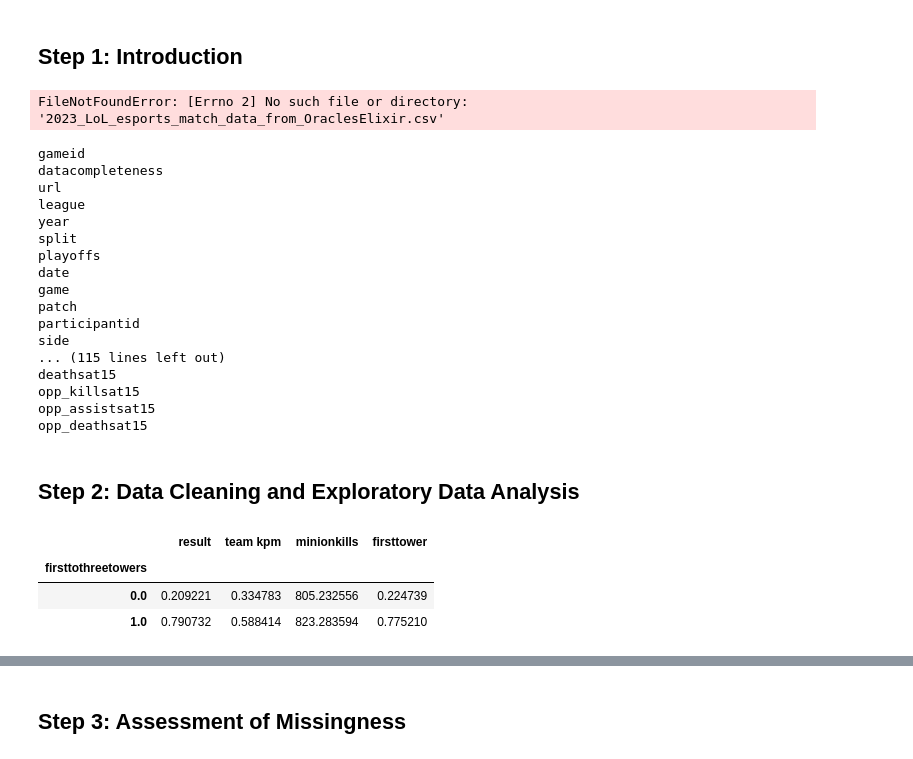
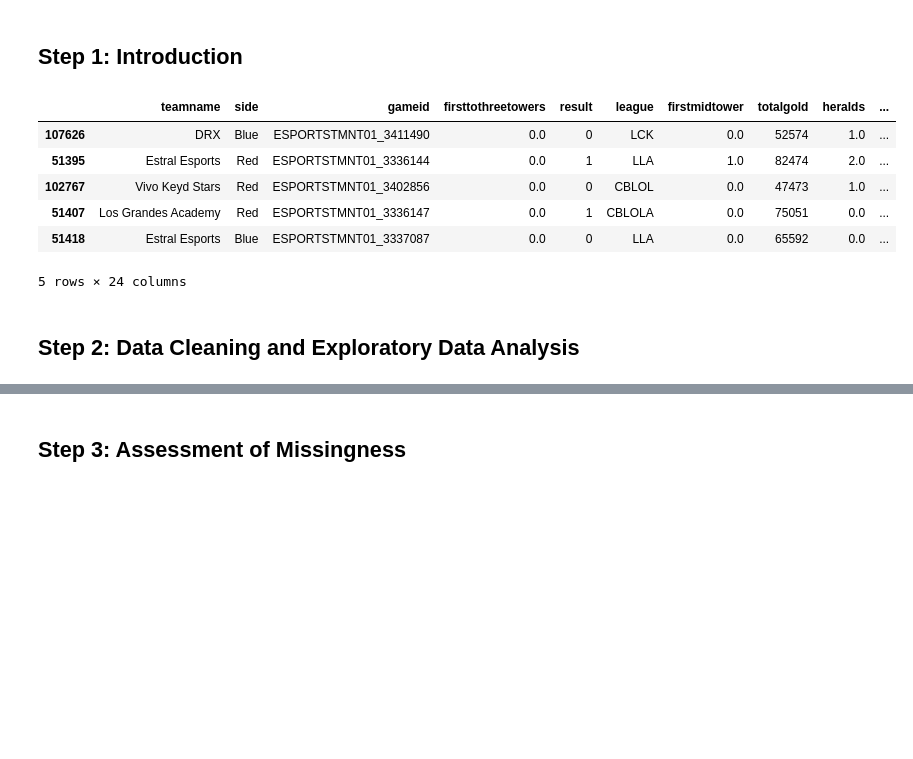
Before and after one commit to chriss-mo/League23, a Jupyter notebook: template.ipynb, the cells around one changed output, grey strips where cells are left out. Saved outputs shown, nothing was run; the diff lists cells and outputs as text; code cells hidden in the pictures; blank space fills up the shorter version.

```diff
--- a/template.ipynb
+++ b/template.ipynb
@@ -18,35 +18,24 @@ pd.options.plotting.backend = 'plotly'
 # %%
 # TODO
 df = pd.read_csv('2023_LoL_esports_match_data_from_OraclesElixir.csv')
-df = df[df['datacompleteness'] == 'complete']
+complete = df[df['datacompleteness'] == 'complete']
 
-new_df = df[['teamname','side','gameid','firsttothreetowers','result','league', 'firstmidtower','totalgold','heralds','hextechs','date','team kpm','minionkills','firsttower', 'void_grubs','inhibitors', 'pentakills', 'firstbloodassist', 'url', 'playoffs', 'champion', 'kills', 'monsterkills','dpm']].sort_values('firsttothreetowers')
+relevant_cols = ['teamname','side','gameid','firsttothreetowers','result','league',
+                 'firstmidtower','totalgold','heralds','hextechs','date','team kpm',
+                 'minionkills','firsttower', 'void_grubs','inhibitors', 'pentakills',
+                 'firstbloodassist', 'url', 'playoffs', 'champion', 'kills', 'monsterkills','dpm']
 
+new_df = complete[relevant_cols].sort_values('firsttothreetowers')
 team_df = new_df[df['playername'].isna() & df['champion'].isna()]
 
-player_df = new_df[df['playername'].notna()]
+team_df.head()
 # %% [output]
+|  | teamname | side | gameid | firsttothreetowers | result | league | firstmidtower | totalgold | heralds | ... |
+| 107626 | DRX | Blue | ESPORTSTMNT01_3411490 | 0.0 | 0 | LCK | 0.0 | 52574 | 1.0 | ... |
+| 51395 | Estral Esports | Red | ESPORTSTMNT01_3336144 | 0.0 | 1 | LLA | 1.0 | 82474 | 2.0 | ... |
+| 102767 | Vivo Keyd Stars | Red | ESPORTSTMNT01_3402856 | 0.0 | 0 | CBLOL | 0.0 | 47473 | 1.0 | ... |
+| 51407 | Los Grandes Academy | Red | ESPORTSTMNT01_3336147 | 0.0 | 1 | CBLOLA | 0.0 | 75051 | 0.0 | ... |
+| 51418 | Estral Esports | Blue | ESPORTSTMNT01_3337087 | 0.0 | 0 | LLA | 0.0 | 65592 | 0.0 | ... |
-FileNotFoundError: [Errno 2] No such file or directory: '2023_LoL_esports_match_data_from_OraclesElixir.csv'
+5 rows × 24 columns
-# %%
-for i in df.columns:
-    print(i)
-# %% [output]
-gameid
-datacompleteness
-url
-league
-year
-split
-playoffs
-date
-game
-patch
-participantid
-side
-... (115 lines left out)
-deathsat15
-opp_killsat15
-opp_assistsat15
-opp_deathsat15
 # %% [markdown]
 ## Step 2: Data Cleaning and Exploratory Data Analysis
@@ -69,30 +41,0 @@ fig_2.show()
-# %%
-# hold = {1.0: True, 0.0: False, np.NaN: False}
-
-# temp = team_df.copy()
-
-# temp.dropna()
-
-# temp = temp.replace({'firsttower' : hold})
-
-# print(temp['firsttower'])
-
-# fig = px.bar(
-#     temp,
-#     x='firsttower',
-#     y='firsttothreetowers',
-#     color='firsttower',
-#     color_discrete_map={True: 'red', False: 'blue'},
-#     title='First to three with First Tower',
-#     opacity= 0.5
-# )
-
-# fig.show()
-
-
-team_df.groupby('firsttothreetowers').mean()
-# %% [output]
-|  | result | team kpm | minionkills | firsttower |
-| firsttothreetowers |  |  |  |  |
-| 0.0 | 0.209221 | 0.334783 | 805.232556 | 0.224739 |
-| 1.0 | 0.790732 | 0.588414 | 823.283594 | 0.775210 |
```
Also changed, not shown: parts of 34 cells of this notebook, 2 other files.
